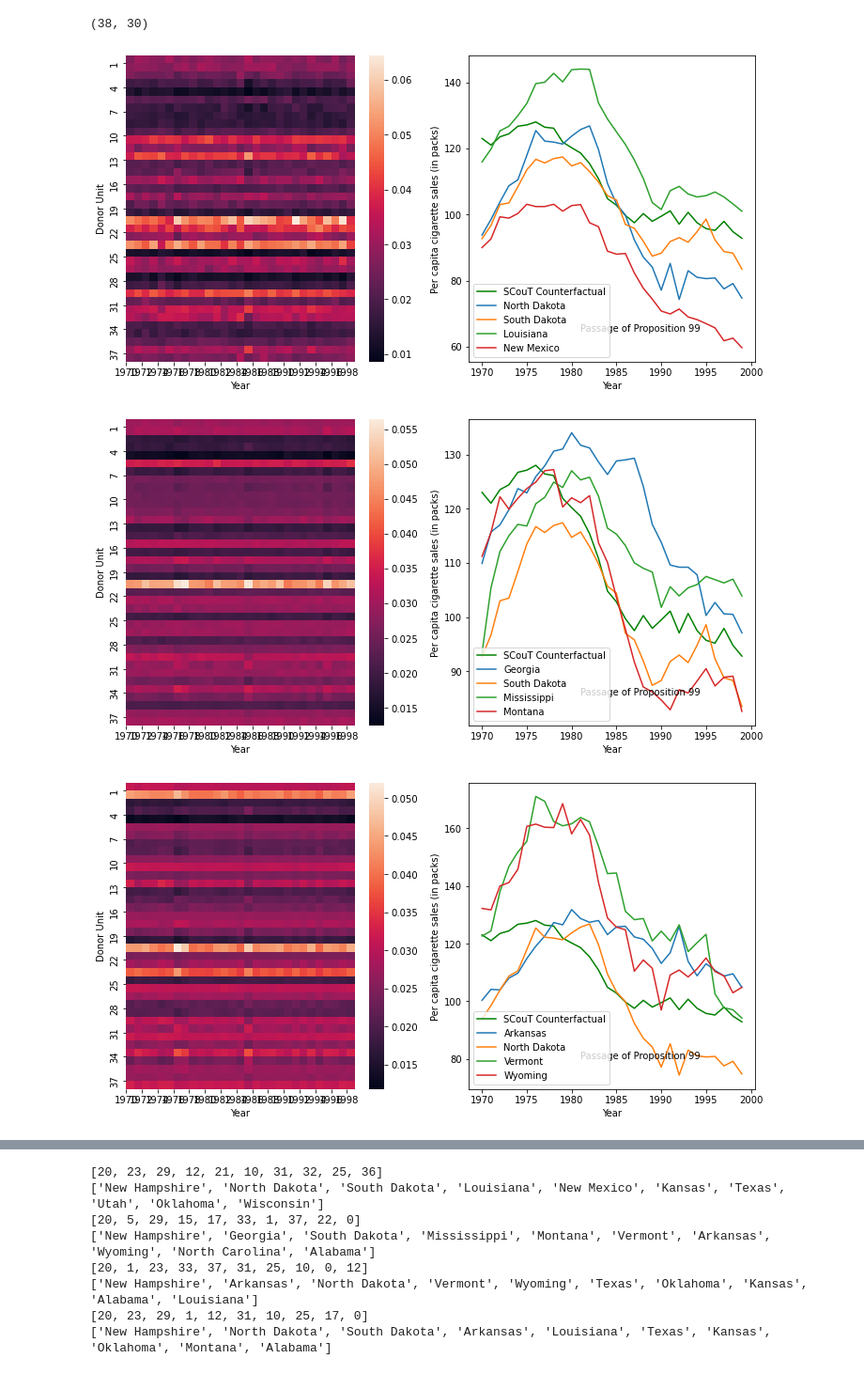
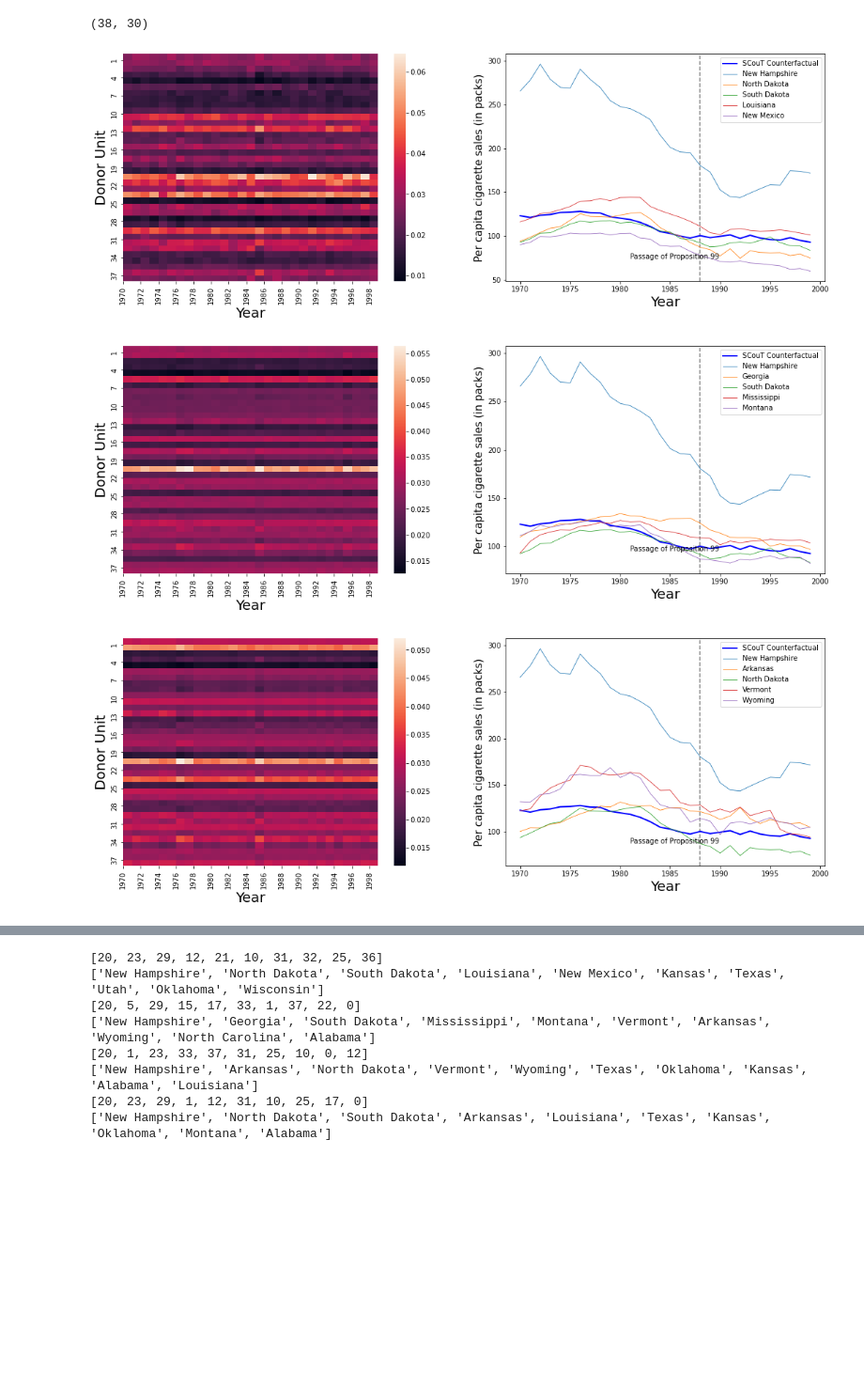
Before and after one commit to lakshmimuru/SeniorThesis, a Jupyter notebook: notebooks/prop99.ipynb, the cells around one changed output, grey strips where cells are left out. Shown at 94% size. Drawn from its saved outputs; the diff is of its cells as text; code cells hidden in the pictures; blank space fills up the shorter version.

```diff
--- a/notebooks/prop99.ipynb
+++ b/notebooks/prop99.ipynb
@@ -330,43 +327,43 @@ states = ['Alabama','Arkansas','Colorado','Connecticut','Delaware','Georgia','Id
  'North Dakota','Ohio','Oklahoma','Pennsylvania','Rhode Island','South Carolina','South Dakota','Tennessee','Texas','Utah','Vermont',
  'Virginia','West Virginia','Wisconsin','Wyoming']
 
-for k in range(4):
+for k in range(3):
     # plt.figure(figsize = (12,6))
-    fig, (ax1, ax2) = plt.subplots(1,2,figsize = (12,6))
+    fig, (ax1, ax2) = plt.subplots(1,2,figsize = (18,6))
     xticks = [i for i in range(0,30,2)]
     yticks = [i for i in range(1,38,3)]
     xlabels = [str(i) for i in range(1970,2000,2)]
     ylabels = [str(i) for i in range(1,38,3)]
     sns.heatmap(attentions_all[k][:,:-1],vmin=np.min(attentions_all[k][:,:-1]),vmax=np.max(attentions_all[k][:,:-1]),ax=ax1)
     ax1.set_xticks(xticks)
     ax1.set_xticklabels(xlabels)
     ax1.set_yticks(yticks)
     ax1.set_yticklabels(ylabels)
-    ax1.set_ylabel('Donor Unit')
-    ax1.set_xlabel('Year')
+    ax1.set_ylabel('Donor Unit',fontsize=20)
+    ax1.set_xlabel('Year',fontsize=20)
 
     donor = np.sum(attentions_all[k],1)
     sort_donors = np.argsort(-donor)
     top_donors = sort_donors[:5]
     xrange = [i for i in range(1970,2001)]
     xtick = [i for i in range(1970,2001,5)]
     xlabel = [str(i) for i in range(1970,2001,5)]
     trans = ax2.get_xaxis_transform()
     ax2.set_xticks(xtick)
     ax2.set_xticklabels(xlabel)
-    ax2.set_xlabel('Year')
+    ax2.set_xlabel('Year',fontsize=20)
     ax2.axvline(x = 1988,ymin=0, ymax =1 ,linestyle='--',color='black',alpha=0.5)
-    ax2.set_ylabel('Per capita cigarette sales (in packs)')
+    ax2.set_ylabel('Per capita cigarette sales (in packs)',fontsize=15)
     ax2.text(1981,0.1, 'Passage of Proposition 99',transform=trans)
-    ax2.plot(xrange[:-1],op[:-1],'g-',label='SCouT Counterfactual')
-    for i in range(1,5):
+    ax2.plot(xrange[:-1],op[:-1],'b-',label='SCouT Counterfactual',linewidth=2)
+    for i in range(5):
         donor = top_donors[i]
-        ax2.plot(xrange[:-1],rest[donor,:-1],label=states[donor])
+        ax2.plot(xrange[:-1],rest[donor,:-1],label=states[donor],linewidth=0.8)
 
-    ax2.legend(loc='lower left')
+    ax2.legend(loc='upper right')
     if SAVE_FIGS:
         plt.savefig(f'./figs/weights_attention_{k}.pdf',bbox_inches='tight')
 # %% [output]
-[figure, old version]
+[figure, new version]
-[figure, old version]
+[figure, new version]
-[figure, old version]
+[figure, new version]
```
Also changed, not shown: parts of 2 cells of this notebook, 14 other files.
